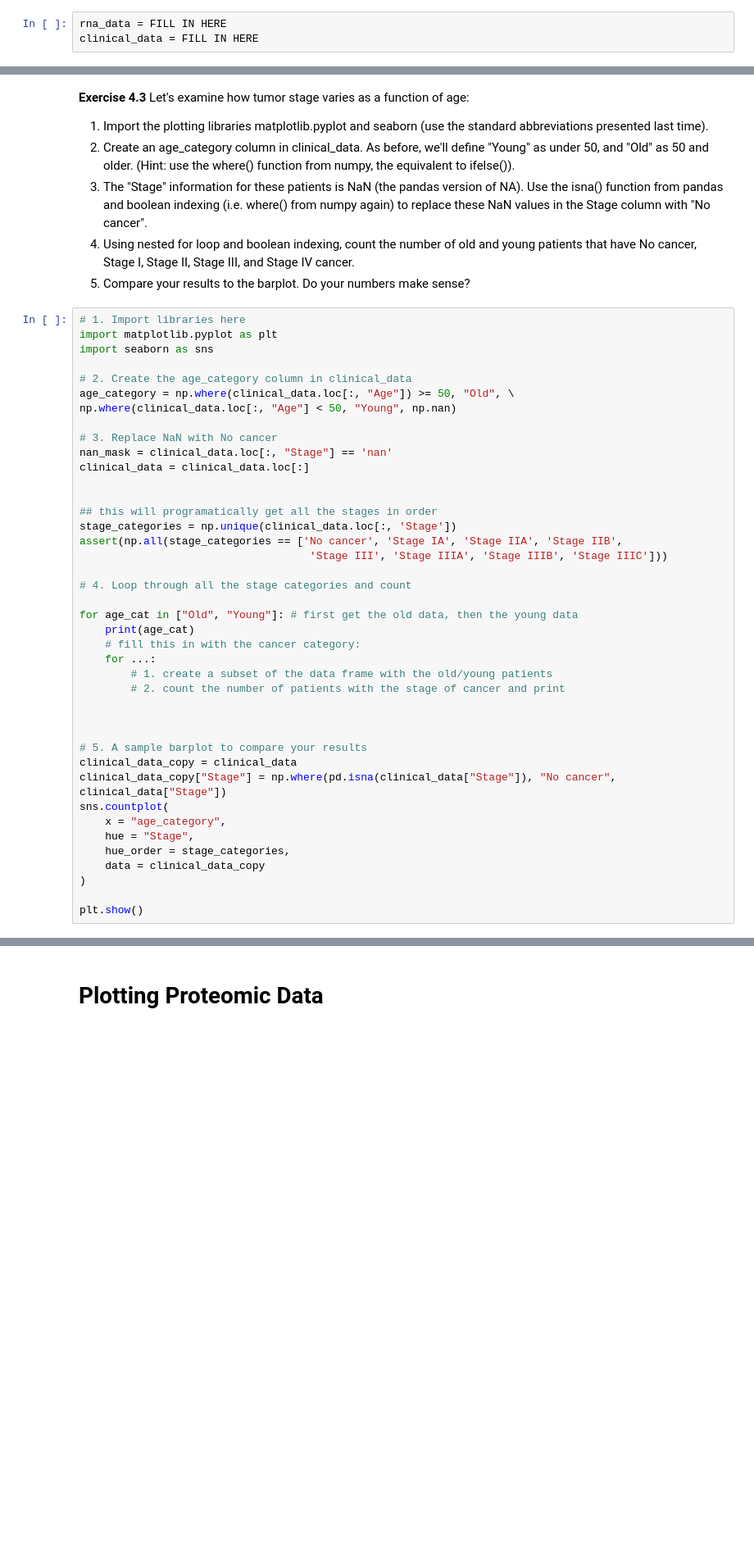
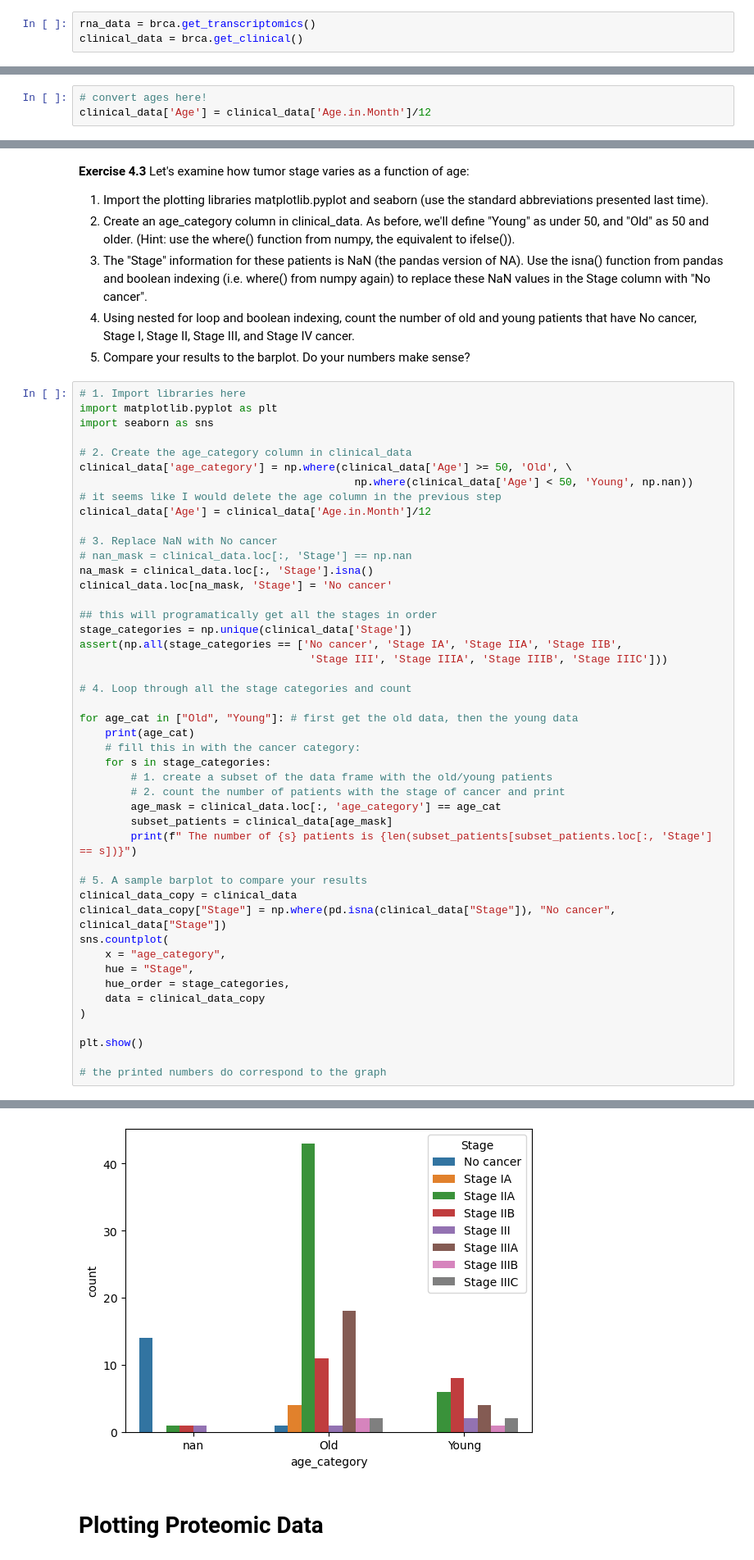
Before and after one commit to SoniaQi/qbio_490_sonia, a Jupyter notebook: week10_python/Intro_to_CPTAC.ipynb, the cells around one changed output, grey strips where cells are left out. Shown: that part at 82% size. Drawn from its saved outputs; the diff is of its cells as text; blank space fills up the shorter version.

```diff
--- a/week10_python/Intro_to_CPTAC.ipynb
+++ b/week10_python/Intro_to_CPTAC.ipynb
@@ -143,8 +253,8 @@ You can also access other data using the `cptac` python package for the same pat
 
 **Exercise 3.1** Access the RNA (transcriptomics) and clinical data from the brca object. The function name is very similar in syntax to the get_proteomics() function from before!
 # %%
-rna_data = FILL IN HERE
-clinical_data = FILL IN HERE
+rna_data = brca.get_transcriptomics()
+clinical_data = brca.get_clinical()
 # %% [markdown]
 **Exercise 3.2** Examine these dataframes. In particular:
 
@@ -194,5 +326,8 @@ clinical_data.head()
 # %% [markdown]
 **Exercise 4.1** You might notice that the Age column values don't look like years -- they're in months. Create a new column called "Age" with the "Age.in.Month" values / 12. Then, use head() again to make sure the ages were converted.
+# %%
+# convert ages here!
+clinical_data['Age'] = clinical_data['Age.in.Month']/12
 # %% [markdown]
 There are actually control (non-cancer) tissue samples in some datasets. Let's determine whether we need to account for this in our dataset this using the unique() function from numpy.
 
@@ -214,16 +351,18 @@ import matplotlib.pyplot as plt
 import seaborn as sns
 
 # 2. Create the age_category column in clinical_data
-age_category = np.where(clinical_data.loc[:, "Age"]) >= 50, "Old", \
-np.where(clinical_data.loc[:, "Age"] < 50, "Young", np.nan)
+clinical_data['age_category'] = np.where(clinical_data['Age'] >= 50, 'Old', \
+                                           np.where(clinical_data['Age'] < 50, 'Young', np.nan))
+# it seems like I would delete the age column in the previous step
+clinical_data['Age'] = clinical_data['Age.in.Month']/12
 
 # 3. Replace NaN with No cancer
-nan_mask = clinical_data.loc[:, "Stage"] == 'nan'
-clinical_data = clinical_data.loc[:]
-
+# nan_mask = clinical_data.loc[:, 'Stage'] == np.nan
+na_mask = clinical_data.loc[:, 'Stage'].isna()
+clinical_data.loc[na_mask, 'Stage'] = 'No cancer'
 
 ## this will programatically get all the stages in order
-stage_categories = np.unique(clinical_data.loc[:, 'Stage'])
+stage_categories = np.unique(clinical_data['Stage'])
 assert(np.all(stage_categories == ['No cancer', 'Stage IA', 'Stage IIA', 'Stage IIB',
                                     'Stage III', 'Stage IIIA', 'Stage IIIB', 'Stage IIIC']))
 
@@ -232,11 +371,12 @@ assert(np.all(stage_categories == ['No cancer', 'Stage IA', 'Stage IIA', 'Stage
 for age_cat in ["Old", "Young"]: # first get the old data, then the young data
     print(age_cat)
     # fill this in with the cancer category:
-    for ...:
+    for s in stage_categories:
         # 1. create a subset of the data frame with the old/young patients
         # 2. count the number of patients with the stage of cancer and print
-
-
+        age_mask = clinical_data.loc[:, 'age_category'] == age_cat
+        subset_patients = clinical_data[age_mask]
+        print(f" The number of {s} patients is {len(subset_patients[subset_patients.loc[:, 'Stage'] == s])}")
 
 # 5. A sample barplot to compare your results
 clinical_data_copy = clinical_data
@@ -249,3 +389,6 @@ sns.countplot(
 )
 
 plt.show()
+
+# the printed numbers do correspond to the graph
+# %% [output]
@@ -252,3 +413,4 @@ plt.show()
+[figure, added]
 # %% [markdown]
 # Plotting Proteomic Data
 # %% [markdown]
```
Also changed, not shown: parts of 34 cells of this notebook.
